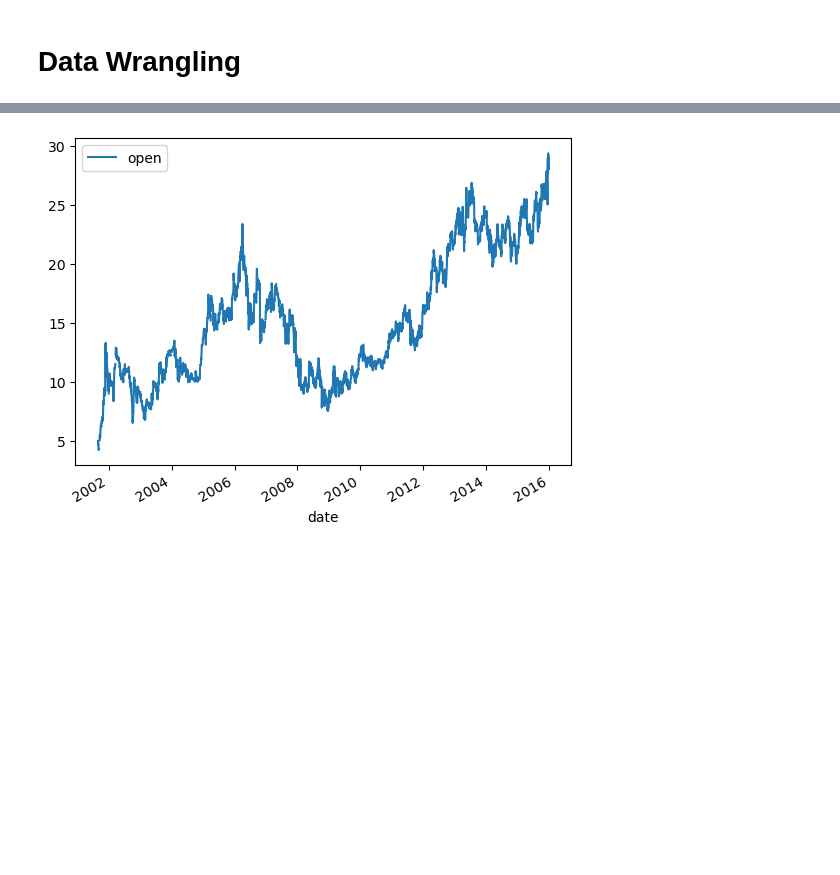
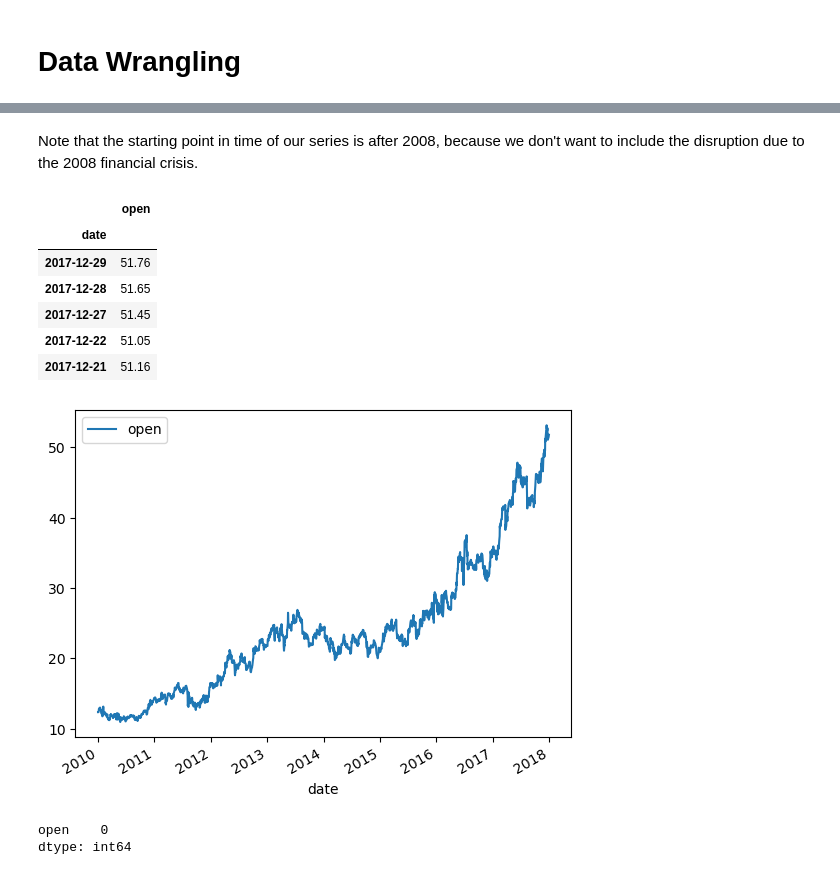
Before and after one commit to nhongphuc/Stock-prediction, a Jupyter notebook: Capstone3.ipynb, the cells around one changed output, grey strips where cells are left out. Cells and saved outputs as stored; diff of their text form; code cells hidden in the pictures; blank space fills up the shorter version.

```diff
--- a/Capstone3.ipynb
+++ b/Capstone3.ipynb
@@ -48,5 +49,26 @@ data_before_2016.head()
+# %% [markdown]
+Note that the starting point in time of our series is after 2008, because we don't want to include the disruption due to the 2008 financial crisis.
 # %%
-data_before_2016.plot()
-plt.show()
+#Imputing missing data using both backward fill and forward fill
+data_before_2018 = data_before_2018.fillna(method='backfill').fillna(method='ffill')
+data_before_2018.head()
 # %% [output]
-[figure, removed]
+|  | open |
+| date |  |
+| 2017-12-29 | 51.76 |
+| 2017-12-28 | 51.65 |
+| 2017-12-27 | 51.45 |
+| 2017-12-22 | 51.05 |
+| 2017-12-21 | 51.16 |
+# %%
+#Plotting the time series
+data_before_2018.plot()
+plt.show()
+# %% [output]
+[figure, added]
+# %%
+#Making sure that there is no remaining missing data
+data_before_2018.isna().sum()
+# %% [output]
+open    0
+dtype: int64
```
Also changed, not shown: parts of 13 cells of this notebook.
